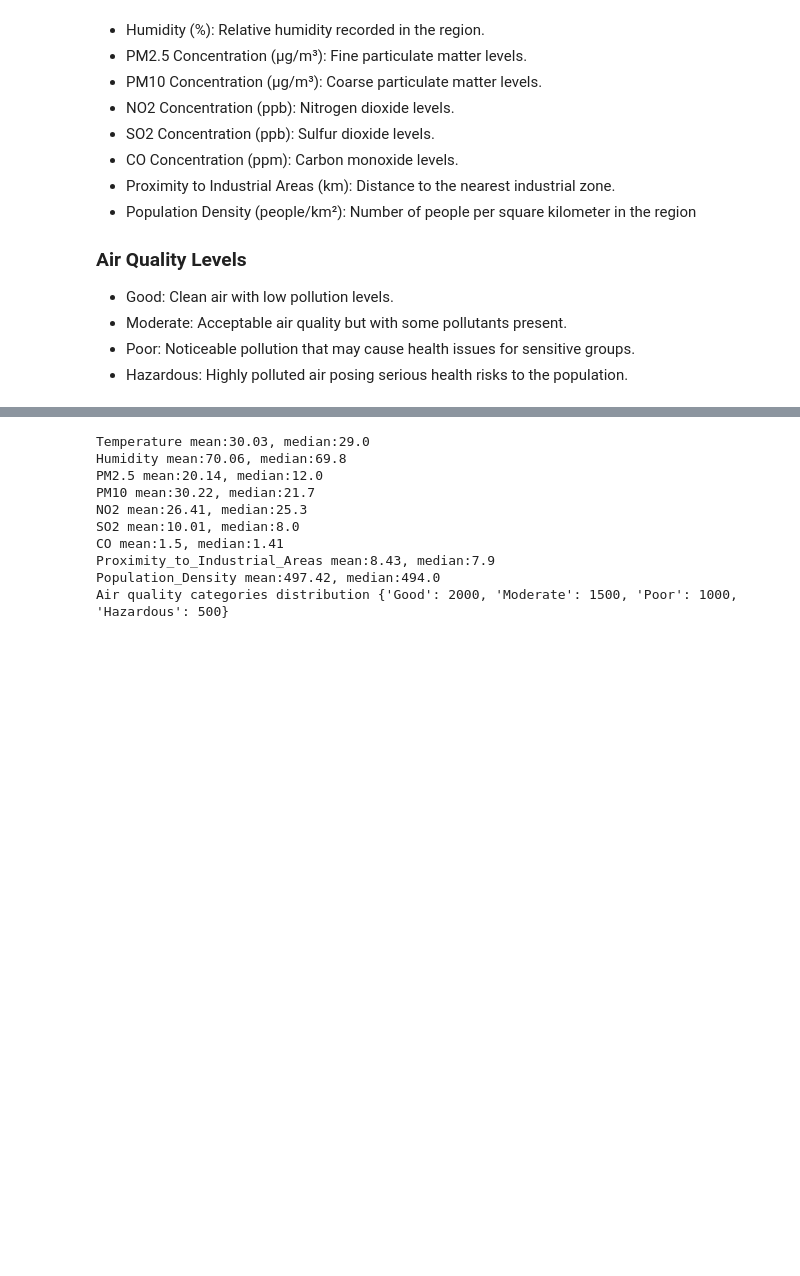
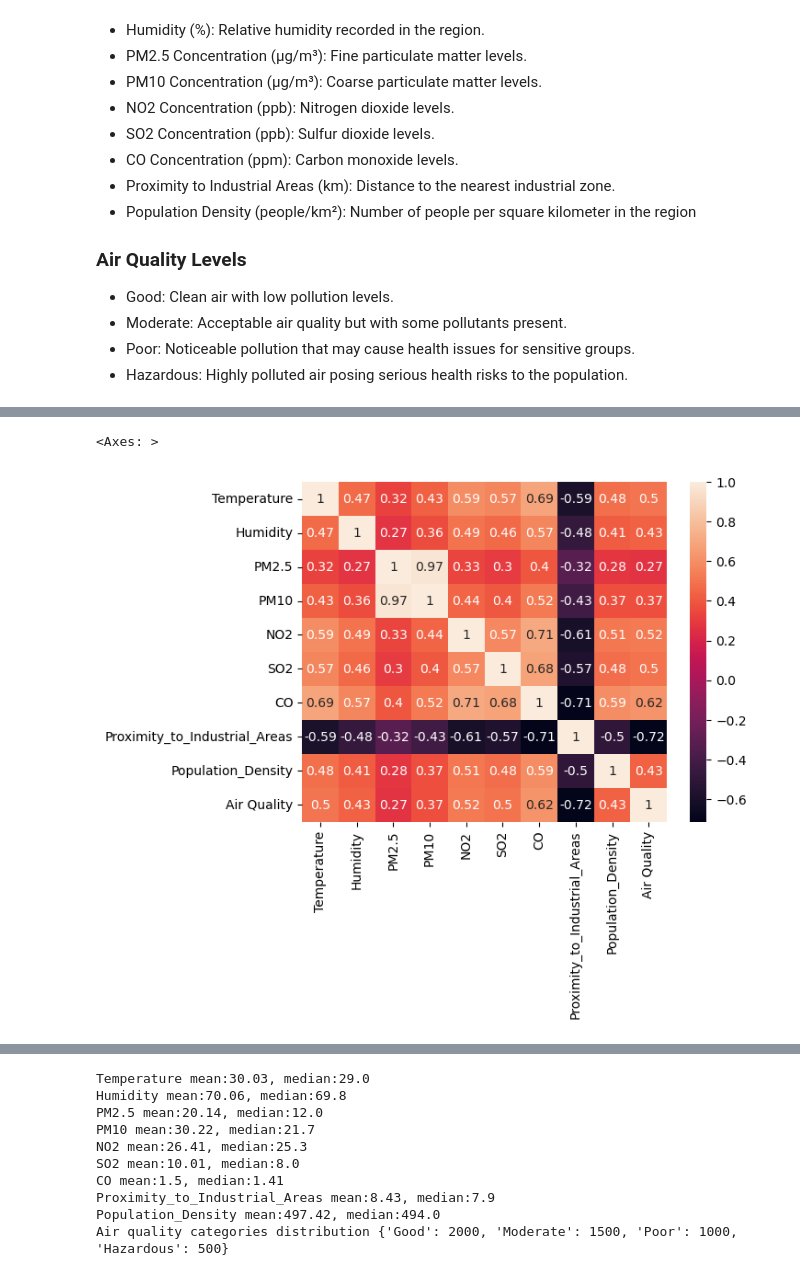
Before and after one commit to markoandjel/MachineLearning, a Jupyter notebook: Projekat I/main.ipynb, the cells around one changed output, grey strips where cells are left out. Drawn from its saved outputs; the diff is of its cells as text; code cells hidden in the pictures; blank space fills up the shorter version.

```diff
--- a/Projekat I/main.ipynb
+++ b/Projekat I/main.ipynb
@@ -42,0 +65,6 @@ memory usage: 390.8+ KB
+# %%
+correlation=df.corr()
+seaborn.heatmap(correlation,annot=True)
+# %% [output]
+<Axes: >
+[figure, added]
```
Also changed, not shown: parts of 7 cells of this notebook.
